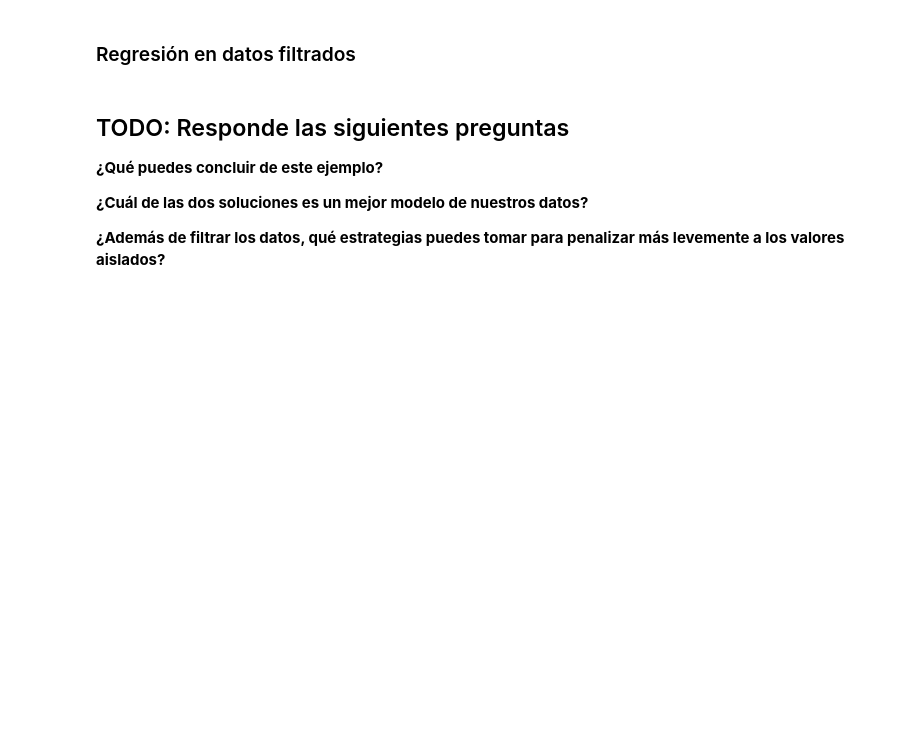
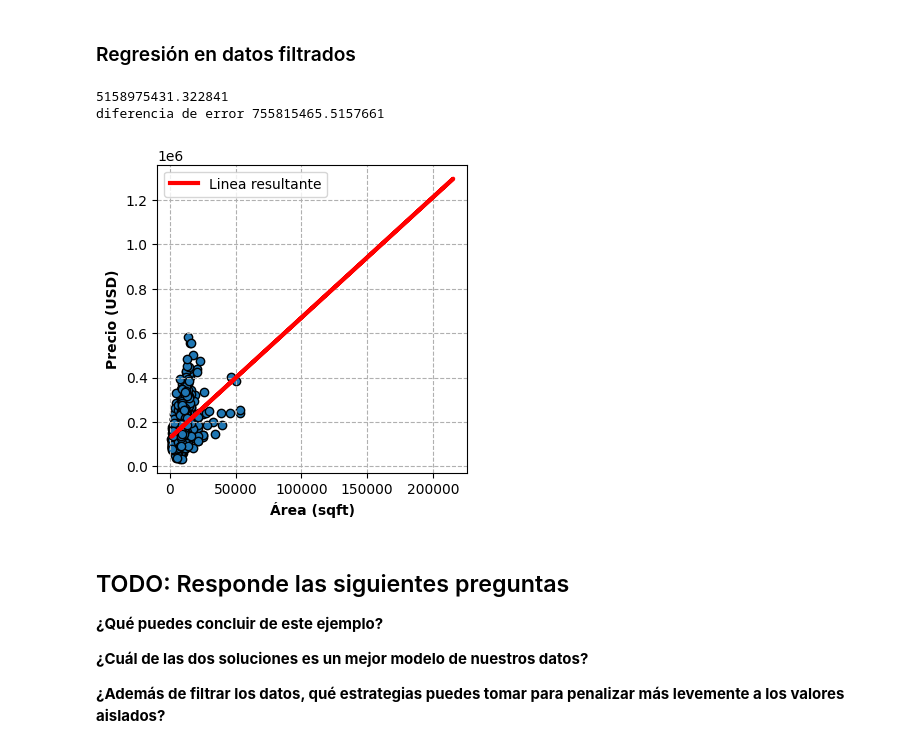
Before and after one commit to xJonathanS7x/SI23-BongoCat, a Jupyter notebook: ejercicio_1-LinearReg/linear_regression.ipynb, the cells around one changed output. Saved outputs shown, nothing was run; the diff lists cells and outputs as text; code cells hidden in the pictures; blank space fills up the shorter version.

```diff
--- a/ejercicio_1-LinearReg/linear_regression.ipynb
+++ b/ejercicio_1-LinearReg/linear_regression.ipynb
@@ -234,18 +235,25 @@ plt.show()
 # %%
 X_filtered = X_filtered.reshape(-1, 1)
 
 # TODO: Utiliza la clase de LinearRegression de la librería de sci-kit learn para encontrar el modelo de regresión lineal para los datos.
-
+m = LinearRegression().fit(X_filtered, y_filtered)
+m.score(X_filtered, y_filtered)
 
 # TODO: Grafica la linea resultante sobre los datos originales (train_data)
-
+fig, ax = plot_data(X_filtered, y_filtered)
+plt.plot(X, m.predict(X), 'r', lw=3, label='Linea resultante')
+plt.legend()
 
 # TODO: calcula el error cuadrado promedio
-mean_error_new = ...
+mean_error_new = np.mean((m.predict(X_filtered) - y_filtered)**2)
 
 # Visualiza como cambia el error cuando filtramos los datos
 print(mean_error_new)
 print("diferencia de error", mean_error - mean_error_new)
+# %% [output]
+5158975431.322841
+diferencia de error 755815465.5157661
+[figure, added]
 # %% [markdown]
 ## TODO: Responde las siguientes preguntas
 
```
Also changed, not shown: parts of 1 cell of this notebook.
